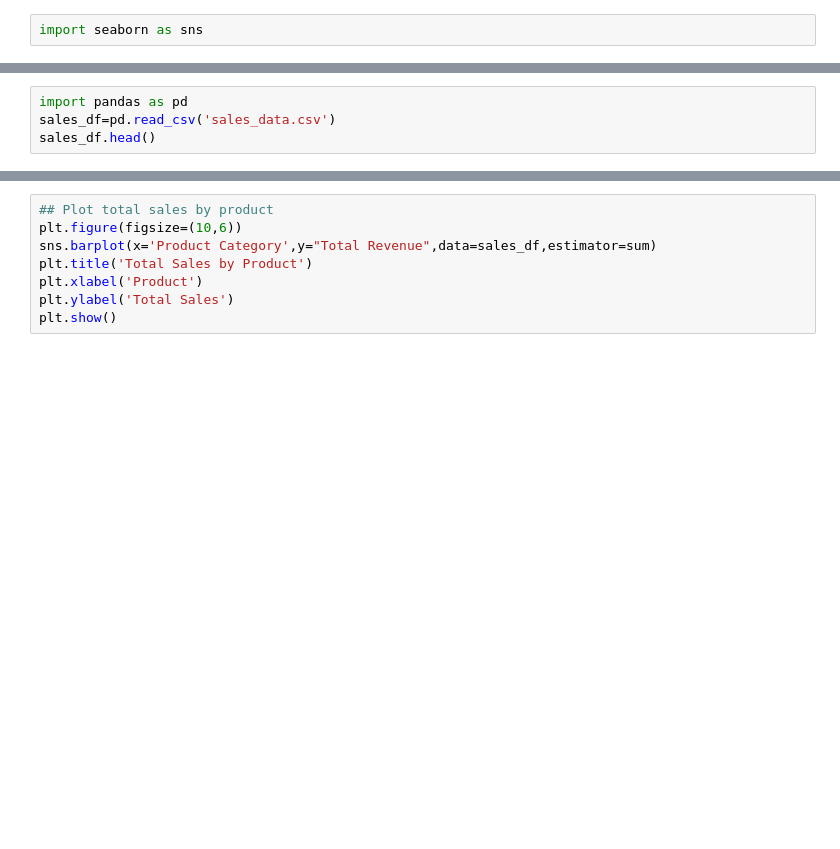
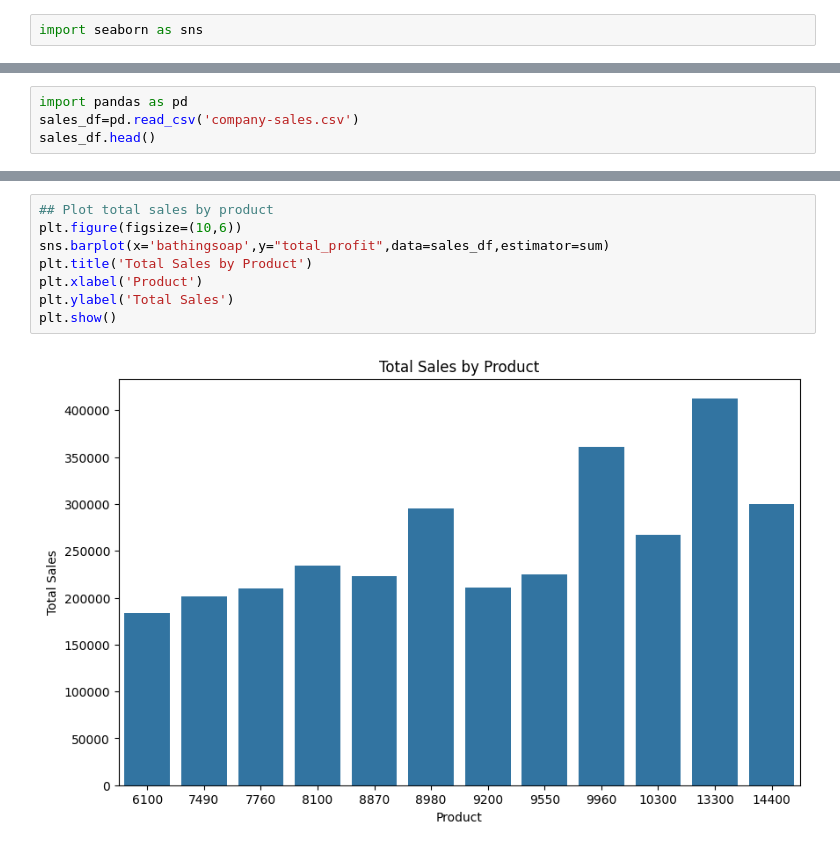
Before and after one commit to Abhinay1411/data-analysis-learning-journey, a Jupyter notebook: python learning/Sec2 Data analysis with python/10 numpy/10.6-seaborn.ipynb, the cells around one changed output, grey strips where cells are left out. Saved outputs shown, nothing was run; the diff lists cells and outputs as text; blank space fills up the shorter version.

```diff
--- a/python learning/Sec2 Data analysis with python/10 numpy/10.6-seaborn.ipynb
+++ b/python learning/Sec2 Data analysis with python/10 numpy/10.6-seaborn.ipynb
@@ -75,4 +132,4 @@ sns.heatmap(corr,annot=True,cmap='coolwarm')
 # %%
 import pandas as pd
-sales_df=pd.read_csv('sales_data.csv')
+sales_df=pd.read_csv('company-sales.csv')
 sales_df.head()
@@ -79,11 +143,13 @@ sales_df.head()
 # %%
 ## Plot total sales by product
 plt.figure(figsize=(10,6))
-sns.barplot(x='Product Category',y="Total Revenue",data=sales_df,estimator=sum)
+sns.barplot(x='bathingsoap',y="total_profit",data=sales_df,estimator=sum)
 plt.title('Total Sales by Product')
 plt.xlabel('Product')
 plt.ylabel('Total Sales')
 plt.show()
+# %% [output]
+[figure, added]
 # %%
 ## Plot total sales by Region
 plt.figure(figsize=(10,6))
```
Also changed, not shown: parts of 14 cells of this notebook.
